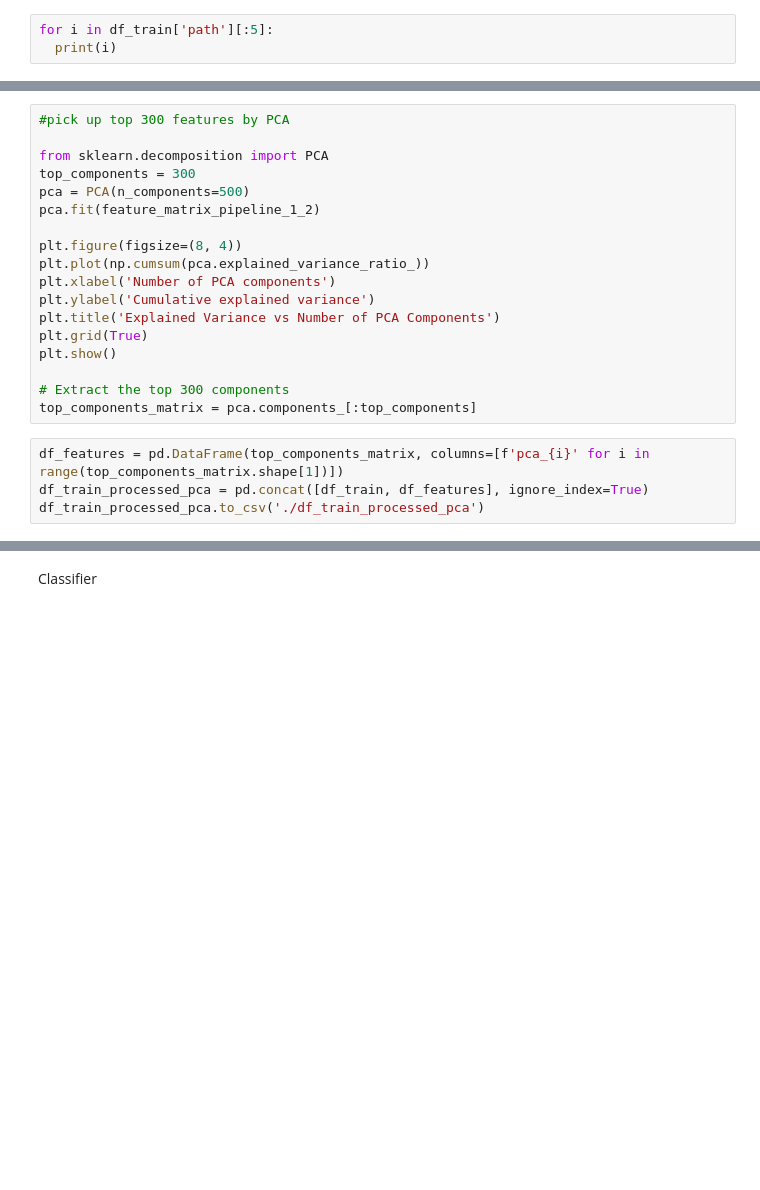
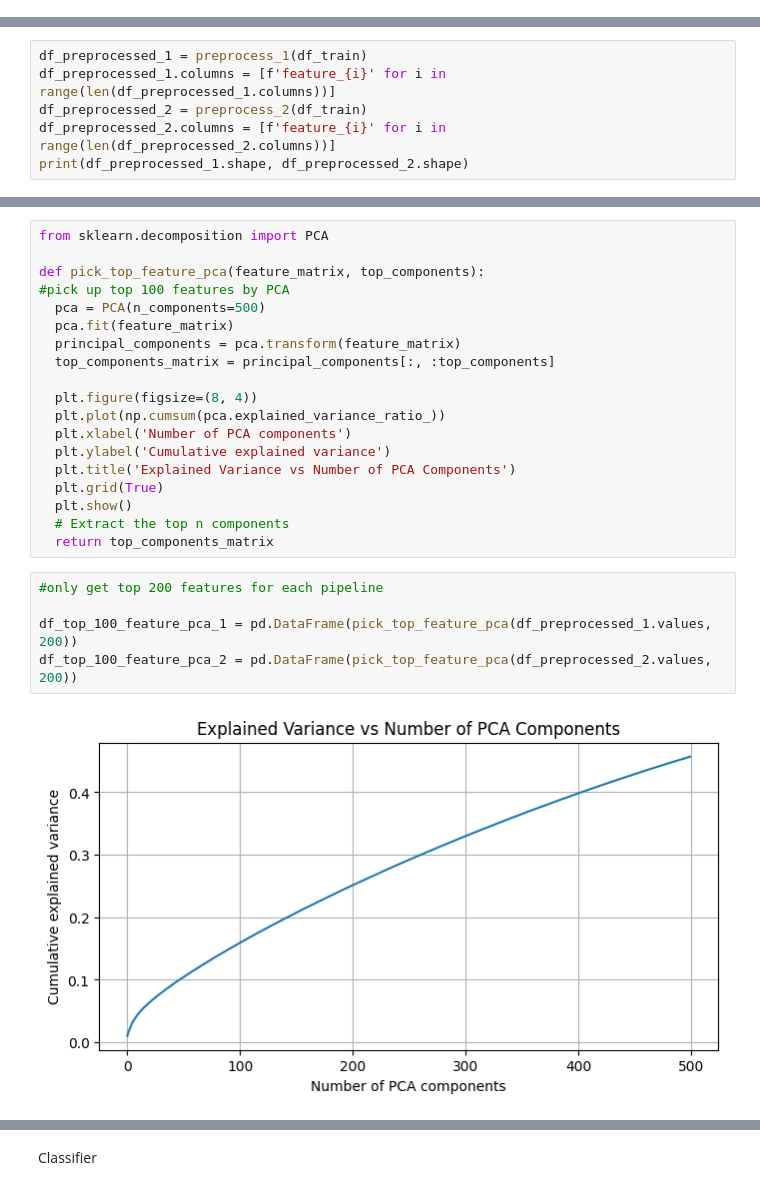
Before and after one commit to immanuelazn/w281_final_galaxy_zoo, a Jupyter notebook: classifier.ipynb, the cells around one changed output, grey strips where cells are left out. Saved outputs shown, nothing was run; the diff lists cells and outputs as text; blank space fills up the shorter version.

```diff
--- a/classifier.ipynb
+++ b/classifier.ipynb
@@ -34,3 +27,0 @@ df_train.tail(5)
-# %%
-for i in df_train['path'][:5]:
-  print(i)
@@ -177,0 +194,6 @@ feature_matrix_pipeline_1_2.shape
+# %%
+df_preprocessed_1 = preprocess_1(df_train)
+df_preprocessed_1.columns = [f'feature_{i}' for i in range(len(df_preprocessed_1.columns))]
+df_preprocessed_2 = preprocess_2(df_train)
+df_preprocessed_2.columns = [f'feature_{i}' for i in range(len(df_preprocessed_2.columns))]
+print(df_preprocessed_1.shape, df_preprocessed_2.shape)
@@ -178,22 +229,26 @@ feature_matrix_pipeline_1_2.shape
 # %%
-#pick up top 300 features by PCA
+from sklearn.decomposition import PCA
 
-from sklearn.decomposition import PCA
-top_components = 300
-pca = PCA(n_components=500)
-pca.fit(feature_matrix_pipeline_1_2)
+def pick_top_feature_pca(feature_matrix, top_components):
+#pick up top 100 features by PCA
+  pca = PCA(n_components=500)
+  pca.fit(feature_matrix)
+  principal_components = pca.transform(feature_matrix)
+  top_components_matrix = principal_components[:, :top_components]
 
-plt.figure(figsize=(8, 4))
-plt.plot(np.cumsum(pca.explained_variance_ratio_))
-plt.xlabel('Number of PCA components')
-plt.ylabel('Cumulative explained variance')
-plt.title('Explained Variance vs Number of PCA Components')
-plt.grid(True)
-plt.show()
-
-# Extract the top 300 components
-top_components_matrix = pca.components_[:top_components]
+  plt.figure(figsize=(8, 4))
+  plt.plot(np.cumsum(pca.explained_variance_ratio_))
+  plt.xlabel('Number of PCA components')
+  plt.ylabel('Cumulative explained variance')
+  plt.title('Explained Variance vs Number of PCA Components')
+  plt.grid(True)
+  plt.show()
+  # Extract the top n components
+  return top_components_matrix
-# %%
-df_features = pd.DataFrame(top_components_matrix, columns=[f'pca_{i}' for i in range(top_components_matrix.shape[1])])
-df_train_processed_pca = pd.concat([df_train, df_features], ignore_index=True)
-df_train_processed_pca.to_csv('./df_train_processed_pca')
+# %%
+#only get top 200 features for each pipeline
+
+df_top_100_feature_pca_1 = pd.DataFrame(pick_top_feature_pca(df_preprocessed_1.values, 200))
+df_top_100_feature_pca_2 = pd.DataFrame(pick_top_feature_pca(df_preprocessed_2.values, 200))
+# %% [output]
+[figure, added]
```
Also changed, not shown: parts of 22 cells of this notebook.
